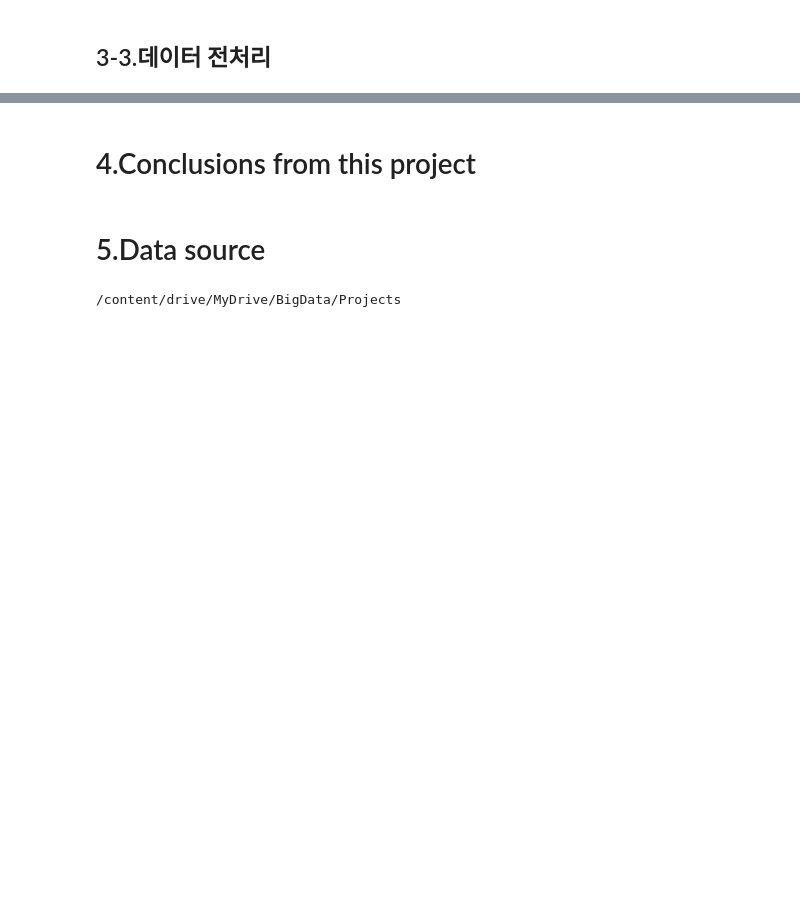
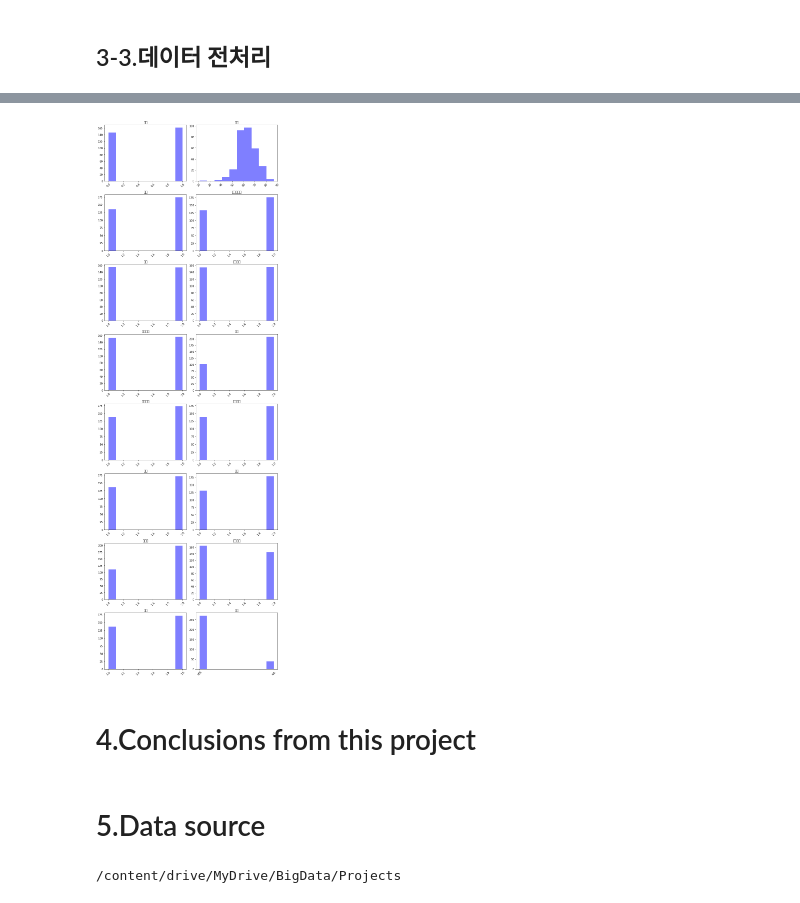
Before and after one commit to dydwns9436/Projects, a Jupyter notebook: Proj_Python_LungCancer.ipynb, the cells around one changed output, grey strips where cells are left out. Cells and saved outputs as stored; diff of their text form; code cells hidden in the pictures; blank space fills up the shorter version.

```diff
--- a/Proj_Python_LungCancer.ipynb
+++ b/Proj_Python_LungCancer.ipynb
@@ -42,5 +40,3 @@ data
-# %%
-data.columns = ['성별', '연령', '흡연여부', '노란손가락', '불안', '동료압력', '만성질환', '피로', '알레르기', '쌕쌕거림', '음주', '기침', '숨가쁨', '연하곤란', '흉통', '폐암']
 # %%
 data.info()
 # %% [output]
@@ -68,4 +64,4 @@ memory usage: 38.8+ KB
 from sklearn.preprocessing import LabelEncoder
 le = LabelEncoder()
 
-data['성별'] = le.fit_transform(data['성별'])
+df.rename(columns={'Before':'After'})
@@ -91,3 +68,21 @@ memory usage: 38.8+ KB
+# %%
+# 데이터 시각화
+
+import matplotlib.pyplot as plt
+import seaborn as sns
+
+num_list = list(data.columns)
+fig = plt.figure(figsize=(10,30))
+
+for i in range(len(num_list)):
+    plt.subplot(8, 2, i+1)
+    plt.title(num_list[i])
+    plt.xticks(rotation=45)
+    plt.hist(data[num_list[i]], color='blue', alpha=0.5)
+
+plt.tight_layout()
+# %% [output]
+[figure, added]
 # %% [markdown]
 # 4.Conclusions from this project
 # %% [markdown]
```
Also changed, not shown: parts of 4 cells of this notebook.
